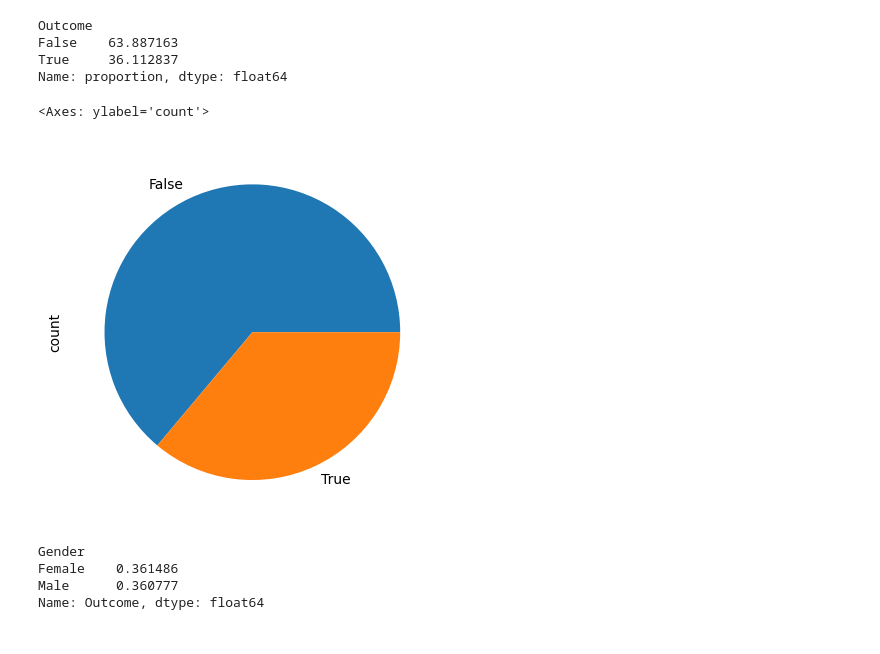
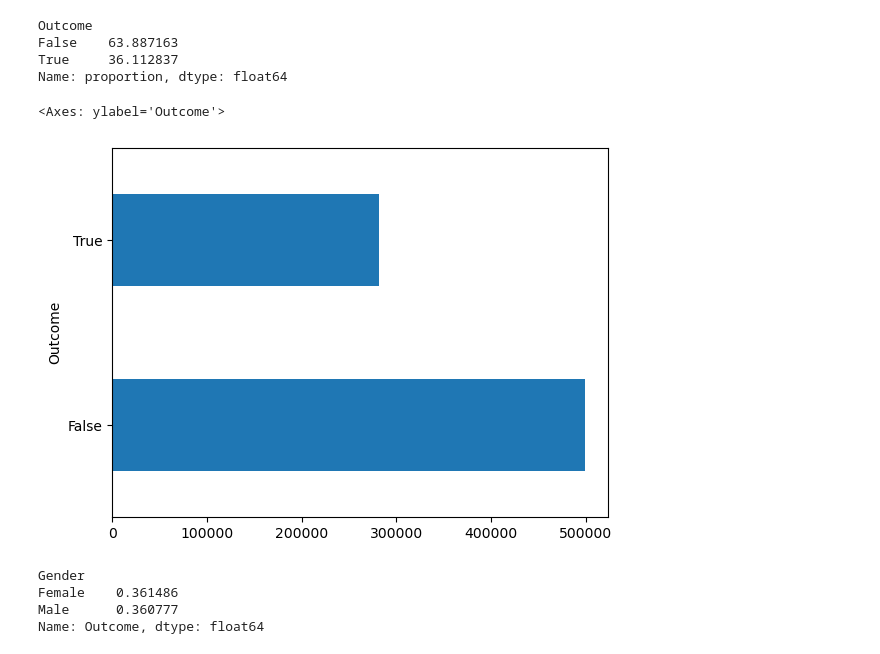
Before and after one commit to miriamsonaglia/Heart-Attack-Prediction-Model, a Jupyter notebook: DataIntensive.ipynb, the cells around one changed output. Cells and saved outputs as stored; diff of their text form; code cells hidden in the pictures.

```diff
--- a/DataIntensive.ipynb
+++ b/DataIntensive.ipynb
@@ -561,10 +561,10 @@ False    63.887163
 True     36.112837
 Name: proportion, dtype: float64
 # %%
-dataset['Outcome'].value_counts().plot.pie()
+dataset['Outcome'].value_counts().plot.barh()
 # %% [output]
-<Axes: ylabel='count'>
+<Axes: ylabel='Outcome'>
-[figure, old version]
+[figure, new version]
 # %%
 dataset.groupby('Gender', observed=True)['Outcome'].mean() # Se percentuale grande può causare leakage
 # %% [output]
```
Also changed, not shown: parts of 9 cells of this notebook.
